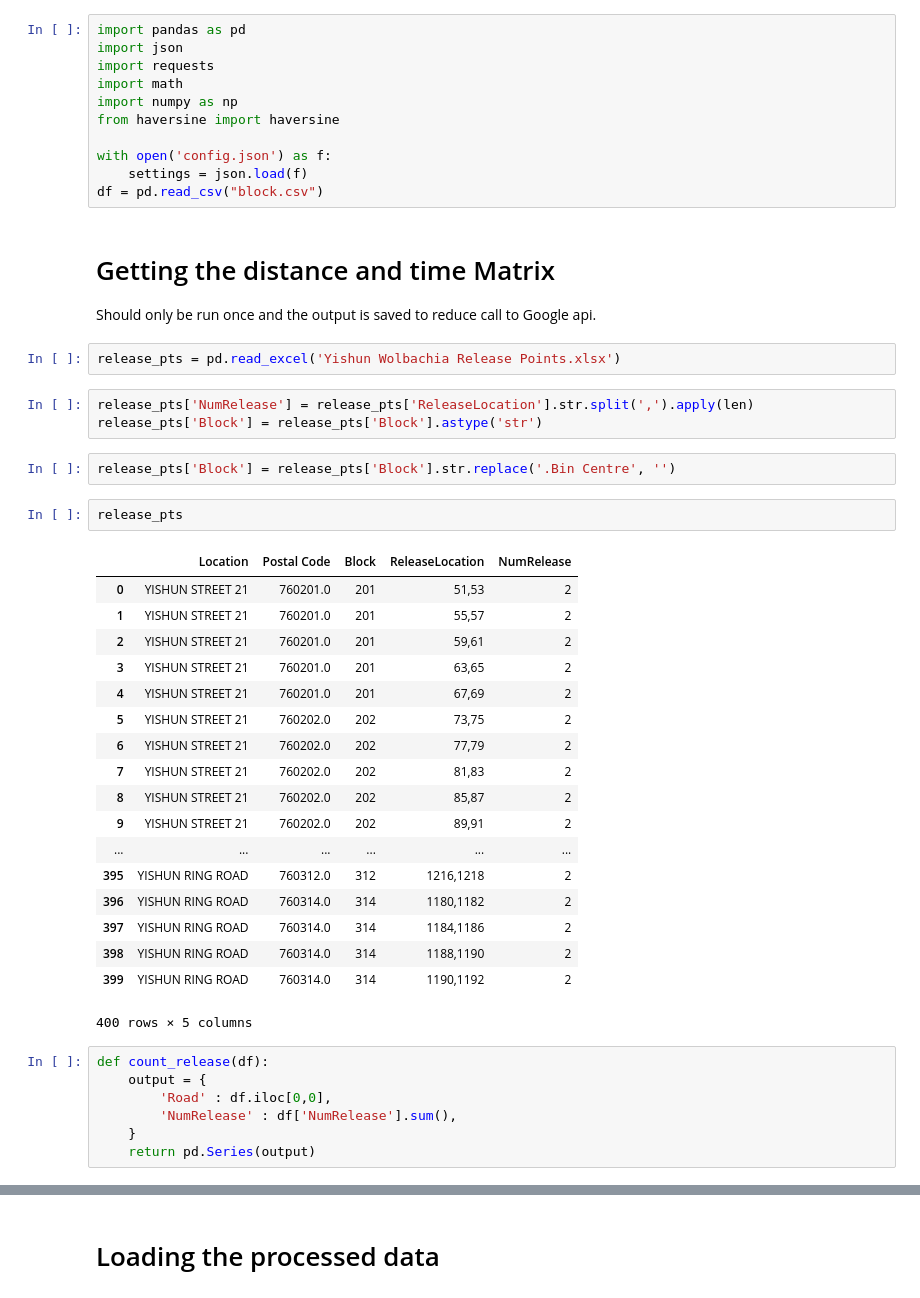
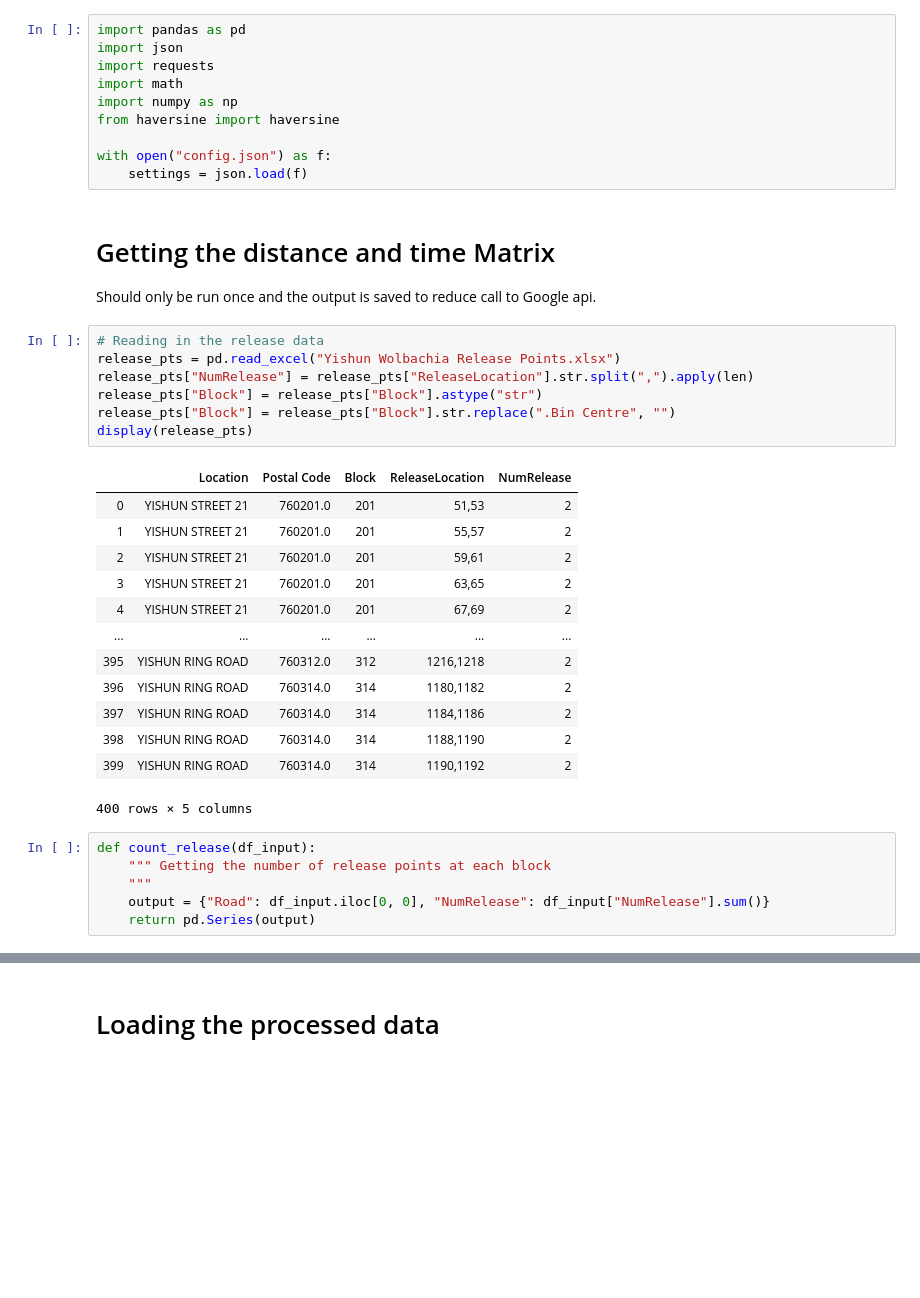
Before and after one commit to kitcatkai/wolbachia, a Jupyter notebook: wolbachia optimization-cy.ipynb, the cells around one changed output, grey strips where cells are left out. Drawn from its saved outputs; the diff is of its cells as text; blank space fills up the shorter version.

```diff
--- a/wolbachia optimization-cy.ipynb
+++ b/wolbachia optimization-cy.ipynb
@@ -6,45 +6,36 @@ import math
 import numpy as np
 from haversine import haversine
 
-with open('config.json') as f:
+with open("config.json") as f:
     settings = json.load(f)
-df = pd.read_csv("block.csv")
 # %% [markdown]
 # Getting the distance and time Matrix
 Should only be run once and the output is saved to reduce call to Google api.
-# %%
-release_pts = pd.read_excel('Yishun Wolbachia Release Points.xlsx')
 # %%
-release_pts['NumRelease'] = release_pts['ReleaseLocation'].str.split(',').apply(len)
-release_pts['Block'] = release_pts['Block'].astype('str')
+# Reading in the release data
+release_pts = pd.read_excel("Yishun Wolbachia Release Points.xlsx")
+release_pts["NumRelease"] = release_pts["ReleaseLocation"].str.split(",").apply(len)
+release_pts["Block"] = release_pts["Block"].astype("str")
+release_pts["Block"] = release_pts["Block"].str.replace(".Bin Centre", "")
+display(release_pts)
+# %% [output]
+|  | Location | Postal Code | Block | ReleaseLocation | NumRelease |
+| 0 | YISHUN STREET 21 | 760201.0 | 201 | 51,53 | 2 |
+| 1 | YISHUN STREET 21 | 760201.0 | 201 | 55,57 | 2 |
+| 2 | YISHUN STREET 21 | 760201.0 | 201 | 59,61 | 2 |
+| 3 | YISHUN STREET 21 | 760201.0 | 201 | 63,65 | 2 |
+| 4 | YISHUN STREET 21 | 760201.0 | 201 | 67,69 | 2 |
+| ... | ... | ... | ... | ... | ... |
+| 395 | YISHUN RING ROAD | 760312.0 | 312 | 1216,1218 | 2 |
+| 396 | YISHUN RING ROAD | 760314.0 | 314 | 1180,1182 | 2 |
+| 397 | YISHUN RING ROAD | 760314.0 | 314 | 1184,1186 | 2 |
+| 398 | YISHUN RING ROAD | 760314.0 | 314 | 1188,1190 | 2 |
+| 399 | YISHUN RING ROAD | 760314.0 | 314 | 1190,1192 | 2 |
+400 rows × 5 columns
-# %%
-release_pts['Block'] = release_pts['Block'].str.replace('.Bin Centre', '')
-# %%
-release_pts
-# %% [output]
-|  | Location | Postal Code | Block | ReleaseLocation | NumRelease |
-| 0 | YISHUN STREET 21 | 760201.0 | 201 | 51,53 | 2 |
-| 1 | YISHUN STREET 21 | 760201.0 | 201 | 55,57 | 2 |
-| 2 | YISHUN STREET 21 | 760201.0 | 201 | 59,61 | 2 |
-| 3 | YISHUN STREET 21 | 760201.0 | 201 | 63,65 | 2 |
-| 4 | YISHUN STREET 21 | 760201.0 | 201 | 67,69 | 2 |
-| 5 | YISHUN STREET 21 | 760202.0 | 202 | 73,75 | 2 |
-| 6 | YISHUN STREET 21 | 760202.0 | 202 | 77,79 | 2 |
-| 7 | YISHUN STREET 21 | 760202.0 | 202 | 81,83 | 2 |
-| 8 | YISHUN STREET 21 | 760202.0 | 202 | 85,87 | 2 |
-| 9 | YISHUN STREET 21 | 760202.0 | 202 | 89,91 | 2 |
-| ... | ... | ... | ... | ... | ... |
-| 395 | YISHUN RING ROAD | 760312.0 | 312 | 1216,1218 | 2 |
-| 396 | YISHUN RING ROAD | 760314.0 | 314 | 1180,1182 | 2 |
-| 397 | YISHUN RING ROAD | 760314.0 | 314 | 1184,1186 | 2 |
-| 398 | YISHUN RING ROAD | 760314.0 | 314 | 1188,1190 | 2 |
-| 399 | YISHUN RING ROAD | 760314.0 | 314 | 1190,1192 | 2 |
-400 rows × 5 columns
 # %%
-def count_release(df):
-    output = {
-        'Road' : df.iloc[0,0],
-        'NumRelease' : df['NumRelease'].sum(),
-    }
+def count_release(df_input):
+    """ Getting the number of release points at each block
+    """
+    output = {"Road": df_input.iloc[0, 0], "NumRelease": df_input["NumRelease"].sum()}
     return pd.Series(output)
 # %%
```
Also changed, not shown: parts of 69 cells of this notebook, 21 other files.
